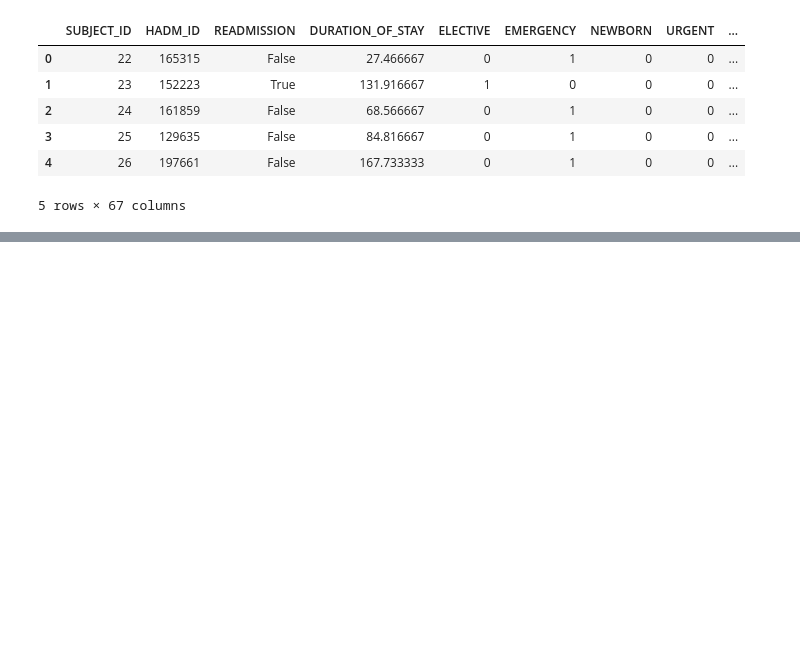
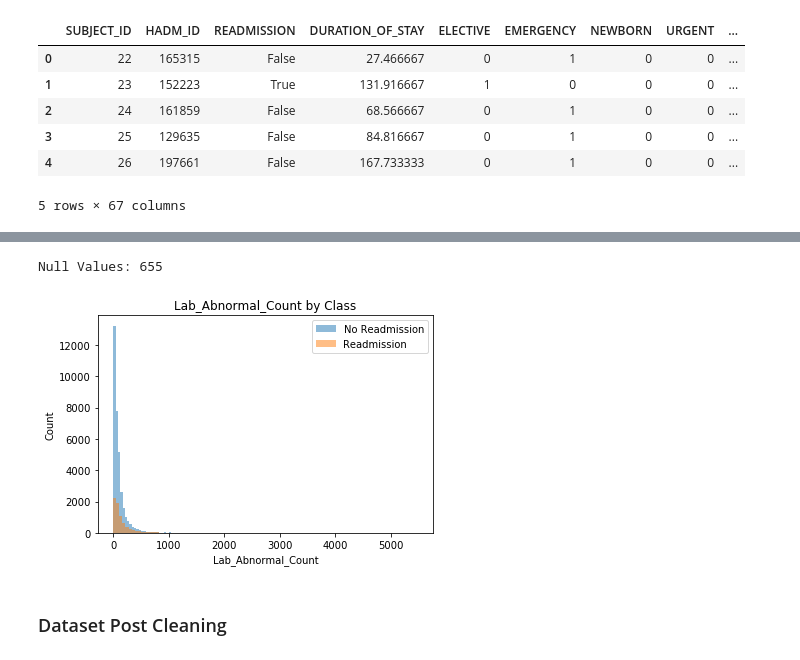
Before and after one commit to pateli18/Machine-Learning-Nanodegree, a Jupyter notebook: capstone_project/Create Dataset.ipynb, the cells around one changed output, grey strips where cells are left out. Cells and saved outputs as stored; diff of their text form; code cells hidden in the pictures; blank space fills up the shorter version.

```diff
--- a/capstone_project/Create Dataset.ipynb
+++ b/capstone_project/Create Dataset.ipynb
@@ -967,0 +999,9 @@ main_df.to_csv('full_dataset.csv', index = False)
+# %%
+print("Null Values: {0}".format(main_df['Lab_Abnormal_Count'].isnull().sum()))
+main_df['Lab_Abnormal_Count'] = main_df['Lab_Abnormal_Count'].fillna(0)
+plot_continuous(main_df,'Lab_Abnormal_Count', 100)
+# %% [output]
+Null Values: 655
+[figure, added]
+# %% [markdown]
+### Dataset Post Cleaning
```
Also changed, not shown: parts of 6 cells of this notebook.
